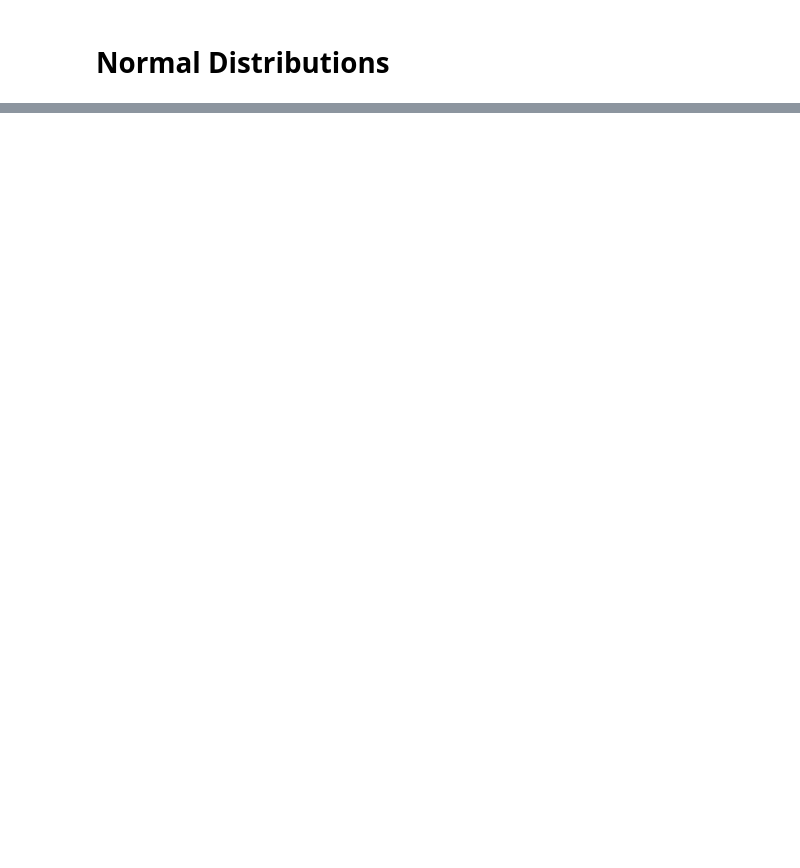
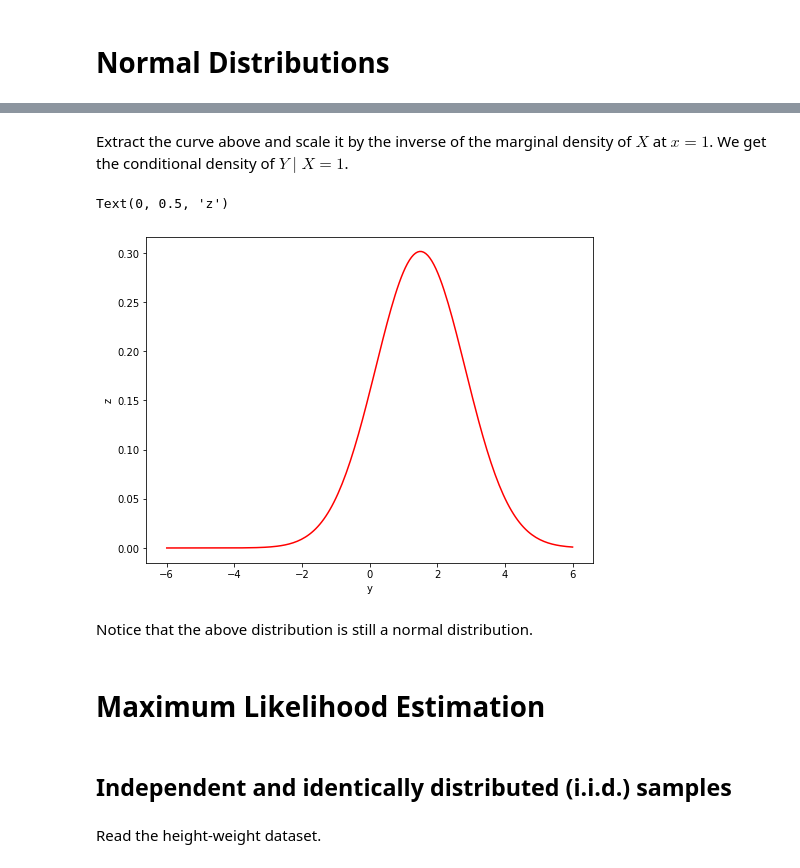
Before and after one commit to JCatwood/GPRTutorial, a Jupyter notebook: python-notebook/GPR-TAMIDS-2022S.ipynb, the cells around one changed output, grey strips where cells are left out. Saved outputs shown, nothing was run; the diff lists cells and outputs as text; code cells hidden in the pictures; blank space fills up the shorter version.

```diff
--- a/python-notebook/GPR-TAMIDS-2022S.ipynb
+++ b/python-notebook/GPR-TAMIDS-2022S.ipynb
@@ -44,0 +67,18 @@ Text(0.5, 0, 'y')
+# %% [markdown]
+Extract the curve above and scale it by the inverse of the marginal density of $X$ at $x = 1$. We get the conditional density of $Y \mid X = 1$.
+# %%
+plt.figure(figsize=(8, 6))
+plt.plot(YCon, ZCon / norm.pdf(xCon, 0, 1), color = 'red')
+plt.xlabel("y")
+plt.ylabel("z")
+# %% [output]
+Text(0, 0.5, 'z')
+[figure, added]
+# %% [markdown]
+Notice that the above distribution is still a normal distribution.
+# %% [markdown]
+# Maximum Likelihood Estimation
+# %% [markdown]
+## Independent and identically distributed (i.i.d.) samples
+# %% [markdown]
+Read the height-weight dataset.
```
Also changed, not shown: parts of 8 cells of this notebook.
